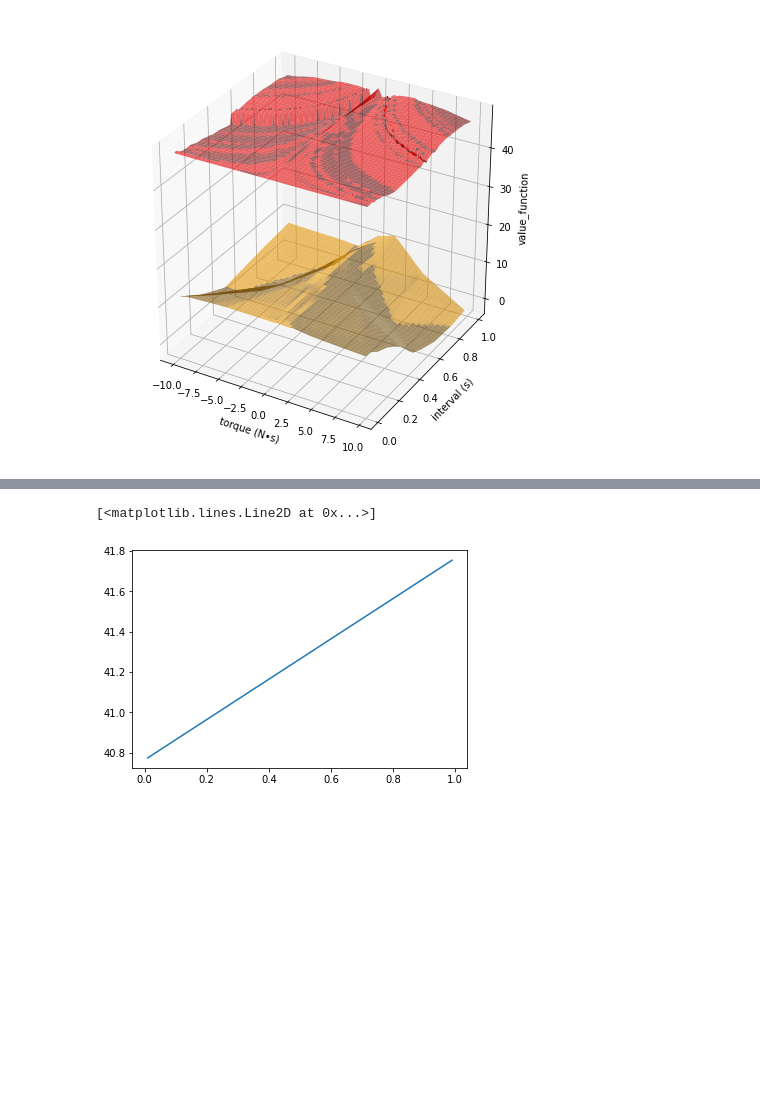
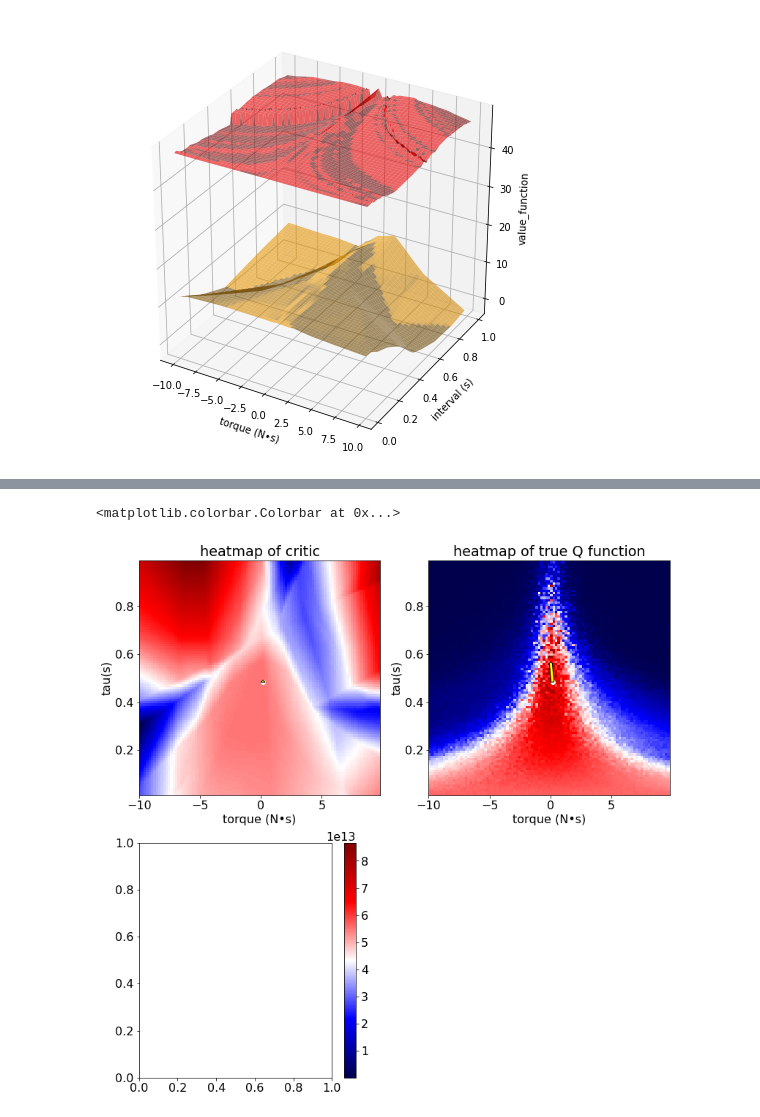
Before and after one commit to ibuki1024/eventDDPG, a Jupyter notebook: notebook/self_trigger/critic_approximation.ipynb, the cells around one changed output, grey strips where cells are left out. Drawn from its saved outputs; the diff is of its cells as text; code cells hidden in the pictures; blank space fills up the shorter version.

```diff
--- a/notebook/self_trigger/critic_approximation.ipynb
+++ b/notebook/self_trigger/critic_approximation.ipynb
@@ -306,7 +292,7 @@ def TD_error(state0, state1, agent):
     action_repetition = int(np.ceil(20 * tau))  # minimum natural number which makes `dt` smaller than 0.05
     dt = tau / action_repetition
     for p in range(action_repetition):
-        _,_,r,_ = env.step(np.array([a_agent]), dt, tau)
+        _,r,_,_ = env.step(np.array([a_agent]), dt, tau)
         reward += r
     reward *= dt
     reward += - tau * 0.01 * a_agent**2 + l * tau # step reward
@@ -667,5 +653,39 @@ ax.plot_surface(A, T, const_state_Q_recurrence, alpha=0.6, label='recurrence_for
-# %%
-plt.plot(T[:,50], const_state_Q_recurrence[:,50])
-# %% [output]
-[<matplotlib.lines.Line2D at 0x...>]
-[figure, removed]
+# %%
+# heat map
+action = a.actor.predict(np.array([[[0.0,0.0]]]))[0]
+plt.figure(figsize=(13,13))
+plt.rcParams["font.size"] = 16
+ax1 = plt.subplot(221)
+im1 = ax1.pcolormesh(A, T, const_state_Q, cmap='seismic')
+ax1.scatter([action[0]], [action[1]], color='honeydew')
+am, tm = np.gradient(const_state_Q ,.2, .2)
+am, tm = am[48,50], tm[48,50]
+ax1.annotate('',
+        xy=(action[0]+am, action[1]+tm), xycoords='data',
+        xytext=(action[0], action[1]), textcoords='data', fontsize=0,
+        arrowprops=dict(shrink=100,width=4,headwidth=6,headlength=3,
+                        connectionstyle='arc3',facecolor='yellow',edgecolor='black'))
+
+ax1.set_xlabel('torque (N•s)')
+ax1.set_ylabel('tau(s)')
+ax1.set_title('heatmap of critic')
+ax2 = plt.subplot(222)
+im2 = ax2.pcolormesh(A, T, np.exp(const_state_Q_recurrence),cmap='seismic')
+
+ax2.scatter([action[0]], [action[1]], color='honeydew')
+am, tm = np.gradient(const_state_Q_recurrence ,.2, .2)
+am, tm = am[48,50], tm[48,50]
+ax2.annotate('',
+        xy=(action[0]+am, action[1]+tm), xycoords='data',
+        xytext=(action[0], action[1]), textcoords='data', fontsize=0,
+        arrowprops=dict(shrink=10,width=4,headwidth=6,headlength=3,
+                        connectionstyle='arc3',facecolor='yellow',edgecolor='black'))
+ax2.set_xlabel('torque (N•s)')
+ax2.set_ylabel('tau(s)')
+ax2.set_title('heatmap of true Q function')
+ax3 = plt.subplot(223)
+
+plt.colorbar(im2)
+# %% [output]
+<matplotlib.colorbar.Colorbar at 0x...>
+[figure, added]
```
Also changed, not shown: parts of 6 cells of this notebook, 3 other files.
